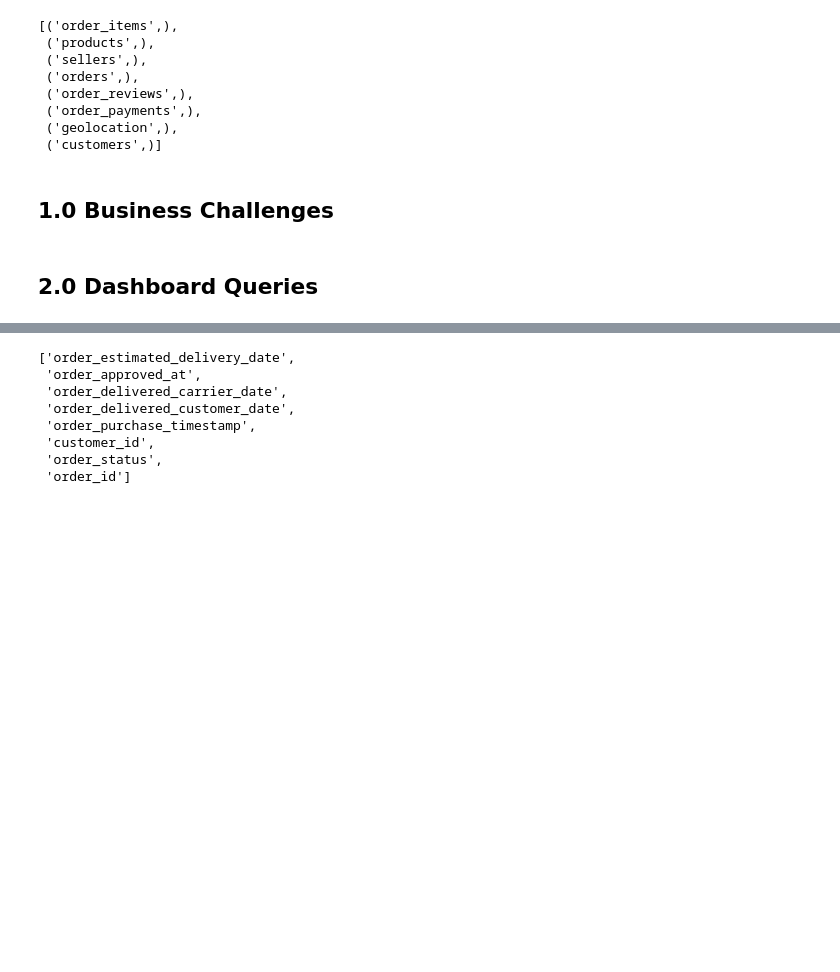
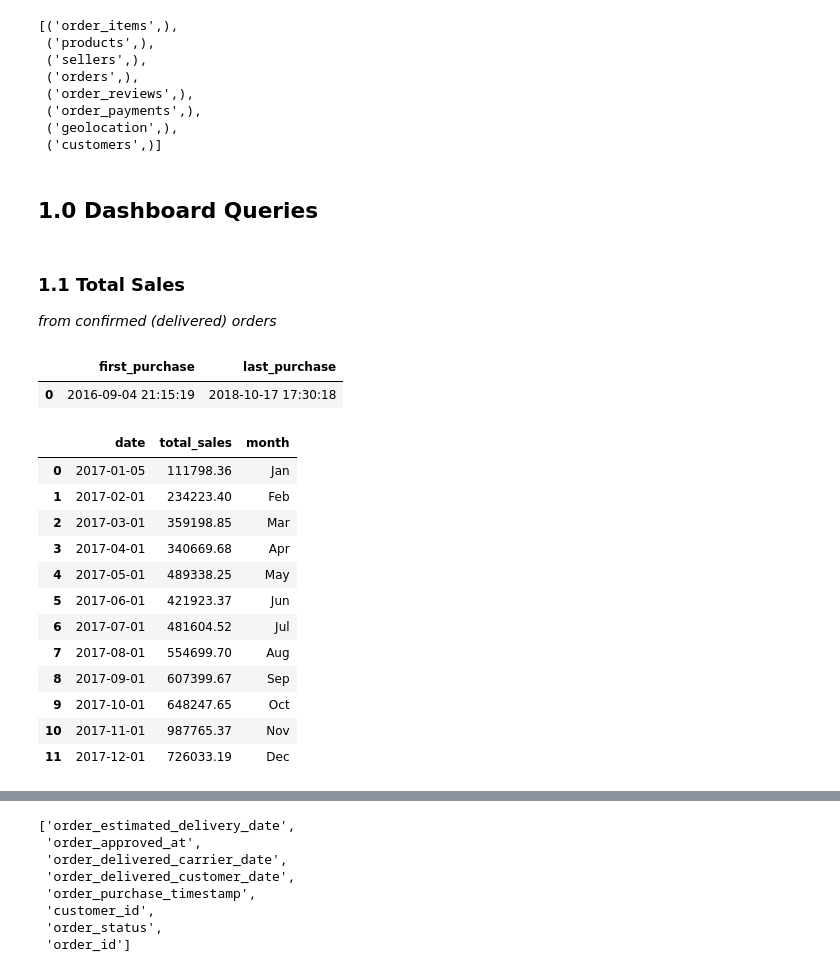
Before and after one commit to pauloreis-ds/olist, a Jupyter notebook: business_questions_insights/notebooks/1.0-pr-data-analysis-postgresql.ipynb, the cells around one changed output, grey strips where cells are left out. Drawn from its saved outputs; the diff is of its cells as text; code cells hidden in the pictures; blank space fills up the shorter version.

Commit message:
Changes in the scope of the business objective

```diff
--- a/business_questions_insights/notebooks/1.0-pr-data-analysis-postgresql.ipynb
+++ b/business_questions_insights/notebooks/1.0-pr-data-analysis-postgresql.ipynb
@@ -145,6 +173,19 @@ def db_mer_schema():
     return Image( '../images/mer.png' )
 
 
+def to_pandas(query_result, columns):
+    return pd.DataFrame(query_result, columns=columns)
+
+
+def write_query(file_name, query):
+    with open(f'{file_name}.sql', 'w') as file:
+        file.write(query)
+
+def read_query(path):
+    with open(f'{path}', 'r') as file:
+        return file.read()
+
+
 def fig(x=15, y=5):
     plt.figure(figsize=(x,y))
 # %% [markdown]
@@ -170,8 +211,53 @@ db.tables()
  ('geolocation',),
  ('customers',)]
 # %% [markdown]
-## 1.0 Business Challenges
+## 1.0 Dashboard Queries
-# %% [markdown]
-## 2.0 Dashboard Queries
 # %%
 query = QueryBuilder()
+# %% [markdown]
+### 1.1 Total Sales
+
+_from confirmed (delivered) orders_
+# %%
+query.select("MIN(order_purchase_timestamp), MAX(order_purchase_timestamp)").from_table("orders")
+to_pandas(db.execute(query.build()),['first_purchase','last_purchase'])
+# %% [output]
+|  | first_purchase | last_purchase |
+| 0 | 2016-09-04 21:15:19 | 2018-10-17 17:30:18 |
+# %%
+def get_annual_sales(year):
+    sales_per_month = pd.DataFrame()
+    for month in range(1, 13):
+
+        intial_date = str(date(year, month, 1))
+        if month == 12:
+            month = 0
+            year += 1
+        final_date = str(date(year, month+1, 1))
+        total_sales_query = query.select("date(MIN(order_purchase_timestamp)), SUM(price)").\
+                            from_table("orders LEFT JOIN order_items ON orders.order_id = order_items.order_id").\
+                            where(f'''order_status='delivered' and
+                                  order_purchase_timestamp BETWEEN date('{intial_date}') AND date('{final_date}')''').\
+                            build()
+
+        sales_per_month = pd.concat([sales_per_month,to_pandas(db.execute(total_sales_query),['date','total_sales'])], axis=0)
+        sales_per_month['date'] = pd.to_datetime(sales_per_month['date'])
+        sales_per_month['month'] = sales_per_month['date'].dt.strftime('%b')
+
+    return sales_per_month.reset_index(drop=True)
+
+get_annual_sales(2017)
+# %% [output]
+|  | date | total_sales | month |
+| 0 | 2017-01-05 | 111798.36 | Jan |
+| 1 | 2017-02-01 | 234223.40 | Feb |
+| 2 | 2017-03-01 | 359198.85 | Mar |
+| 3 | 2017-04-01 | 340669.68 | Apr |
+| 4 | 2017-05-01 | 489338.25 | May |
+| 5 | 2017-06-01 | 421923.37 | Jun |
+| 6 | 2017-07-01 | 481604.52 | Jul |
+| 7 | 2017-08-01 | 554699.70 | Aug |
+| 8 | 2017-09-01 | 607399.67 | Sep |
+| 9 | 2017-10-01 | 648247.65 | Oct |
+| 10 | 2017-11-01 | 987765.37 | Nov |
+| 11 | 2017-12-01 | 726033.19 | Dec |
```
Also changed, not shown: parts of 28 cells of this notebook, 2 other files.
